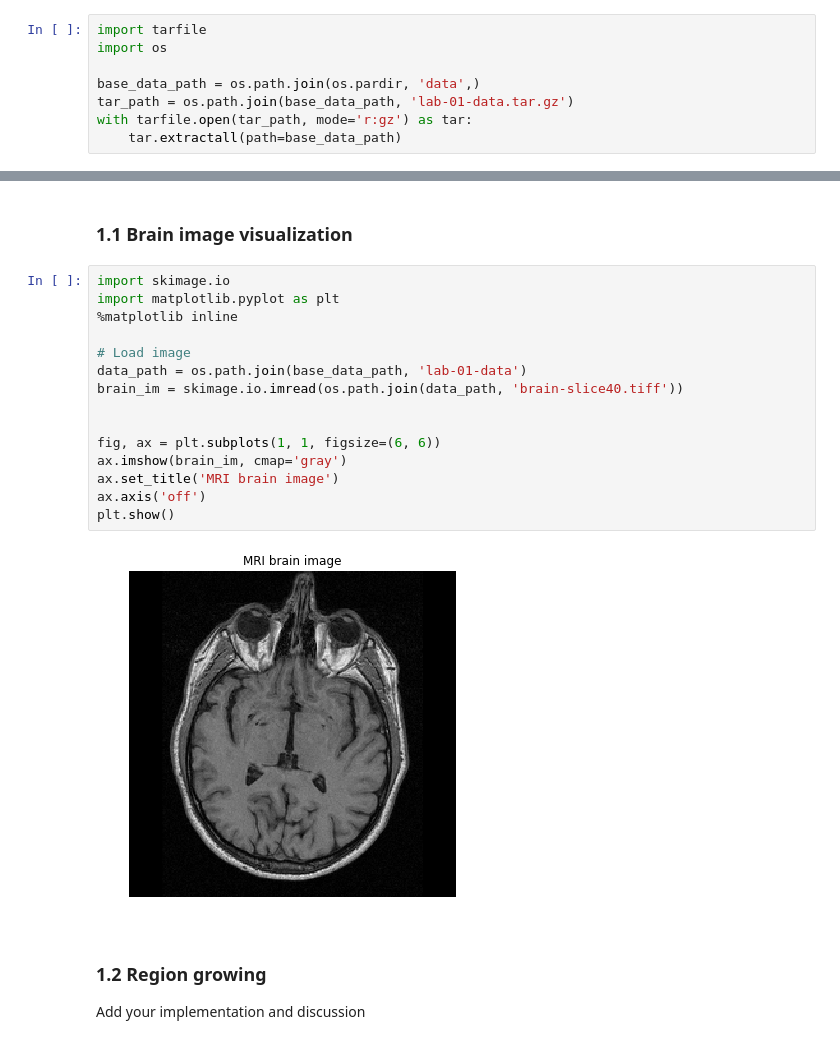
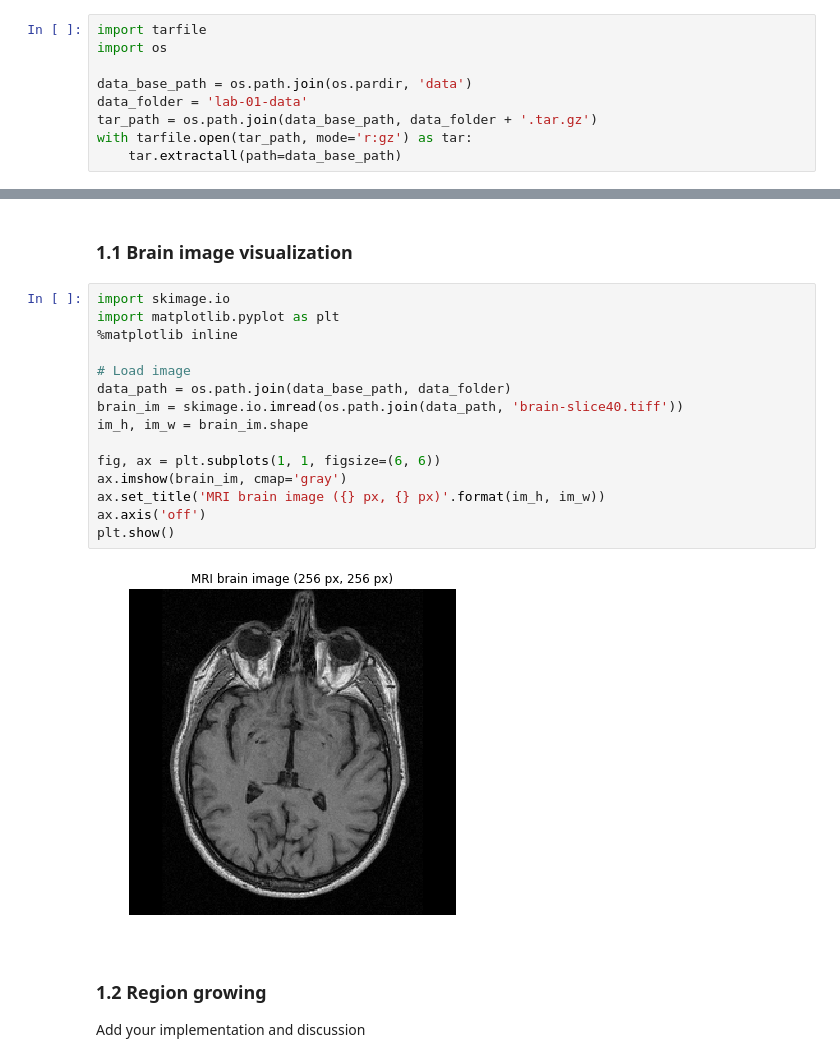
Before and after one commit to gaobingaobingaobin/iapr-2018, a Jupyter notebook: labs/lab_01_segmentation.ipynb, the cells around one changed output, grey strips where cells are left out. Drawn from its saved outputs; the diff is of its cells as text.

```diff
--- a/labs/lab_01_segmentation.ipynb
+++ b/labs/lab_01_segmentation.ipynb
@@ -14,10 +14,11 @@ To this end, we use the [tarfile] module from the Python standard library.
 import tarfile
 import os
 
-base_data_path = os.path.join(os.pardir, 'data',)
-tar_path = os.path.join(base_data_path, 'lab-01-data.tar.gz')
+data_base_path = os.path.join(os.pardir, 'data')
+data_folder = 'lab-01-data'
+tar_path = os.path.join(data_base_path, data_folder + '.tar.gz')
 with tarfile.open(tar_path, mode='r:gz') as tar:
-    tar.extractall(path=base_data_path)
+    tar.extractall(path=data_base_path)
 # %% [markdown]
 ## Part 1: Brain segmentation
 
@@ -29,20 +30,20 @@ Your goal: compute the size of the brain (in pixels) in a 2D image of a human he
 # %%
 import skimage.io
 import matplotlib.pyplot as plt
 %matplotlib inline
 
 # Load image
-data_path = os.path.join(base_data_path, 'lab-01-data')
+data_path = os.path.join(data_base_path, data_folder)
 brain_im = skimage.io.imread(os.path.join(data_path, 'brain-slice40.tiff'))
-
+im_h, im_w = brain_im.shape
 
 fig, ax = plt.subplots(1, 1, figsize=(6, 6))
 ax.imshow(brain_im, cmap='gray')
-ax.set_title('MRI brain image')
+ax.set_title('MRI brain image ({} px, {} px)'.format(im_h, im_w))
 ax.axis('off')
 plt.show()
 # %% [output]
-[figure, old version]
+[figure, new version]
 # %% [markdown]
 ### 1.2 Region growing
 Add your implementation and discussion
```
Also changed, not shown: parts of 1 cell of this notebook.
